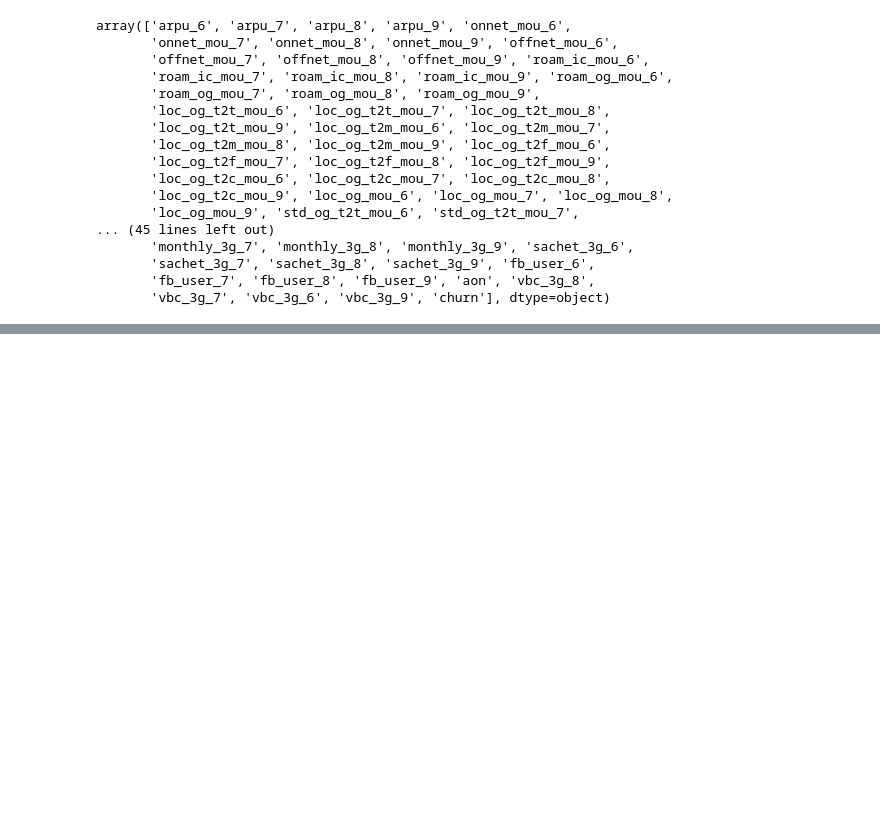
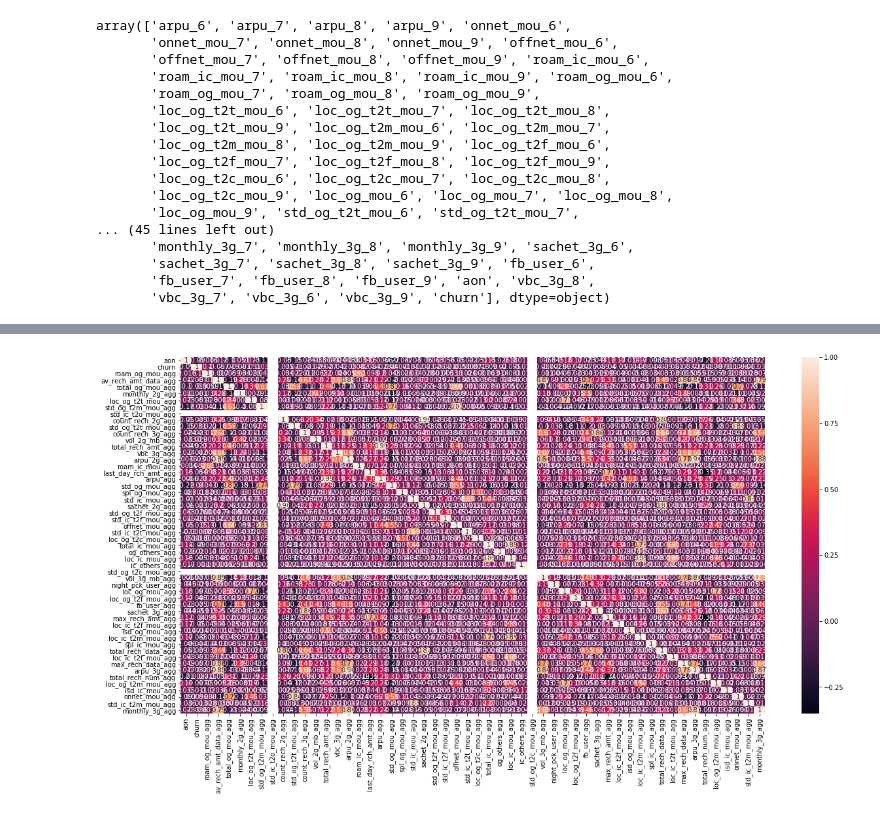
Before and after one commit to rushil94/telecom_churn_ml, a Jupyter notebook: telecom_red_devil.ipynb, the cells around one changed output, grey strips where cells are left out. Saved outputs shown, nothing was run; the diff lists cells and outputs as text; code cells hidden in the pictures; blank space fills up the shorter version.

```diff
--- a/telecom_red_devil.ipynb
+++ b/telecom_red_devil.ipynb
@@ -343,3 +345,10 @@ array(['arpu_6', 'arpu_7', 'arpu_8', 'arpu_9', 'onnet_mou_6',
 # new_df = filtered_df.drop(filtered_df.columns[149:153], axis=1 )
 # %%
 # new_df.columns.values
+# %%
+import re
+cols = set()
+for x in filtered_df.columns:
+   if(re.findall("[6-9]$", x)):
+       a=x[0:len(x)-2].rstrip('_')
+       cols.add(a)
@@ -345,0 +363,8 @@ array(['arpu_6', 'arpu_7', 'arpu_8', 'arpu_9', 'onnet_mou_6',
+# %%
+for column in cols:
+    col1 = column+"_6"
+    col2 = column+"_7"
+    col3 = column+"_8"
+    print(filtered_df[col1])
+    calculatedVal = (filtered_df[col1]+filtered_df[col2]+filtered_df[col3])/3
+    print(len(calculatedVal))
@@ -345,0 +389,12 @@ array(['arpu_6', 'arpu_7', 'arpu_8', 'arpu_9', 'onnet_mou_6',
+# %%
+def calculate(col):
+    col1 = column+"_6"
+    col2 = column+"_7"
+    col3 = column+"_8"
+#     print(col1 + col2+ col3)
+    calculatedVal = (filtered_df[col1]+filtered_df[col2]+filtered_df[col3])/3
+#     print(calculatedVal)
+    return calculatedVal
+# %%
+for column in cols:
+    filtered_df[column + '_agg'] = calculate(column)
@@ -345,0 +512,12 @@ array(['arpu_6', 'arpu_7', 'arpu_8', 'arpu_9', 'onnet_mou_6',
+# %%
+# Importing matplotlib and seaborn
+import matplotlib.pyplot as plt
+import seaborn as sns
+%matplotlib inline
+
+# Let's see the correlation matrix
+plt.figure(figsize = (20,10))        # Size of the figure
+sns.heatmap(filtered_df.corr(),annot = True)
+plt.show()
+# %% [output]
+[figure, added]
```
Also changed, not shown: parts of 64 cells of this notebook.
